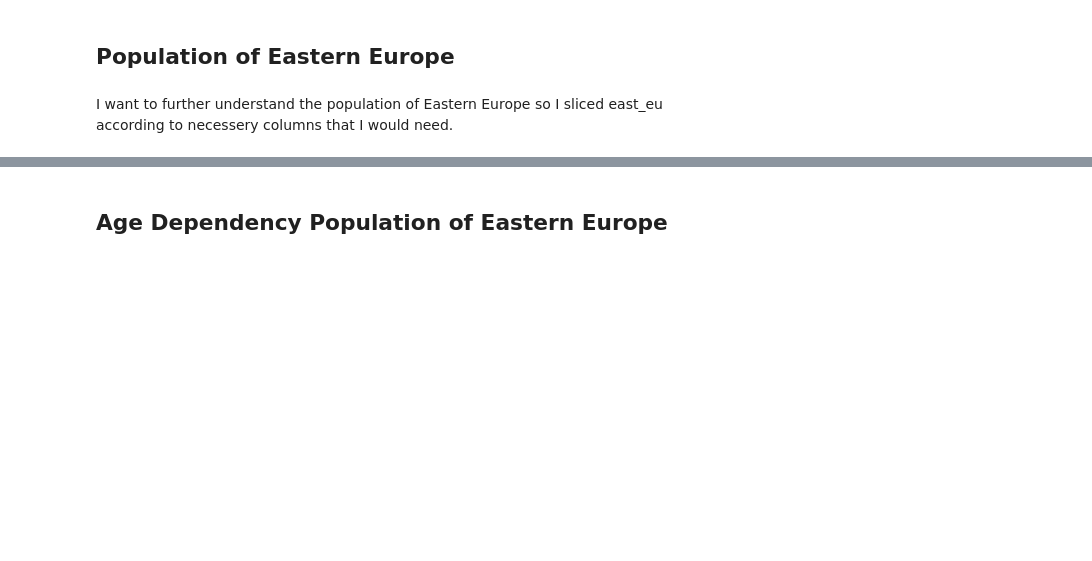
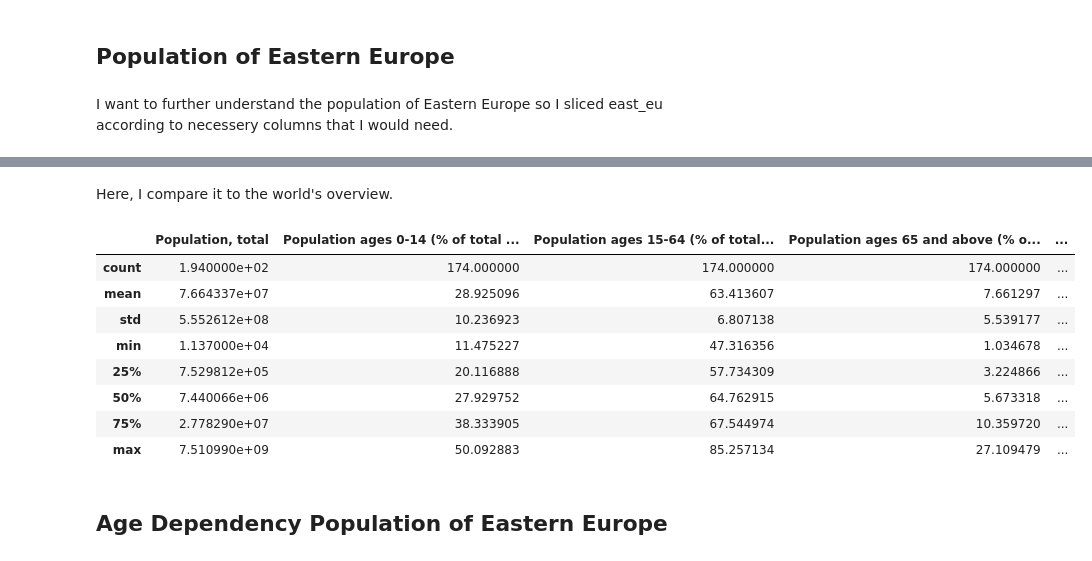
Before and after one commit to isidorachavez/Eastern-Europe-Analysis, a Jupyter notebook: Isidora Chavez_Eastern Europe_GH.ipynb, the cells around one changed output, grey strips where cells are left out. Cells and saved outputs as stored; diff of their text form; code cells hidden in the pictures; blank space fills up the shorter version.

```diff
--- a/Isidora Chavez_Eastern Europe_GH.ipynb
+++ b/Isidora Chavez_Eastern Europe_GH.ipynb
@@ -281,3 +297,27 @@ population
+# %% [markdown]
+Here, I compare it to the world's overview.
+# %%
+#Slicing of Eastern Europe data frame for columns only concerned with population
+world_population = world.loc[:,['Country Name','Population, total',
+                            'Population ages 0-14 (% of total population)',
+                            'Population ages 15-64 (% of total population)',
+                            'Population ages 65 and above (% of total population)',
+                           'Population growth (annual %)',
+                           'Population, female',
+                           'Population, male']]
+
+#Use of describe() to see quick overview of population of the rest of the world
+world_population.describe()
+# %% [output]
+|  | Population, total | Population ages 0-14 (% of total ... | Population ages 15-64 (% of total... | Population ages 65 and above (% o... | ... |
+| count | 1.940000e+02 | 174.000000 | 174.000000 | 174.000000 | ... |
+| mean | 7.664337e+07 | 28.925096 | 63.413607 | 7.661297 | ... |
+| std | 5.552612e+08 | 10.236923 | 6.807138 | 5.539177 | ... |
+| min | 1.137000e+04 | 11.475227 | 47.316356 | 1.034678 | ... |
+| 25% | 7.529812e+05 | 20.116888 | 57.734309 | 3.224866 | ... |
+| 50% | 7.440066e+06 | 27.929752 | 64.762915 | 5.673318 | ... |
+| 75% | 2.778290e+07 | 38.333905 | 67.544974 | 10.359720 | ... |
+| max | 7.510990e+09 | 50.092883 | 85.257134 | 27.109479 | ... |
 # %% [markdown]
 ## Age Dependency Population of Eastern Europe
 # %% [markdown]
```
Also changed, not shown: parts of 2 cells of this notebook.
